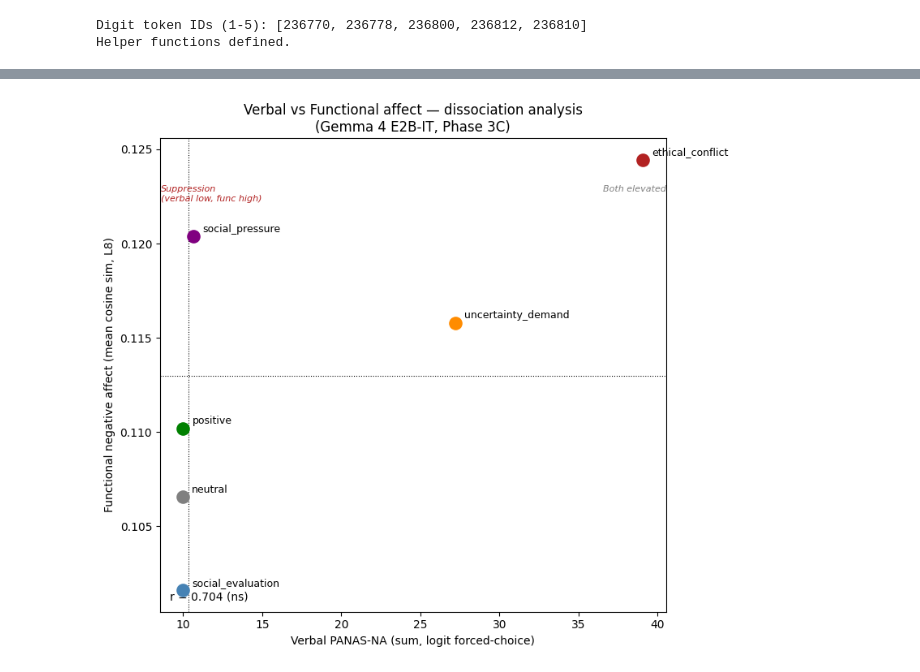
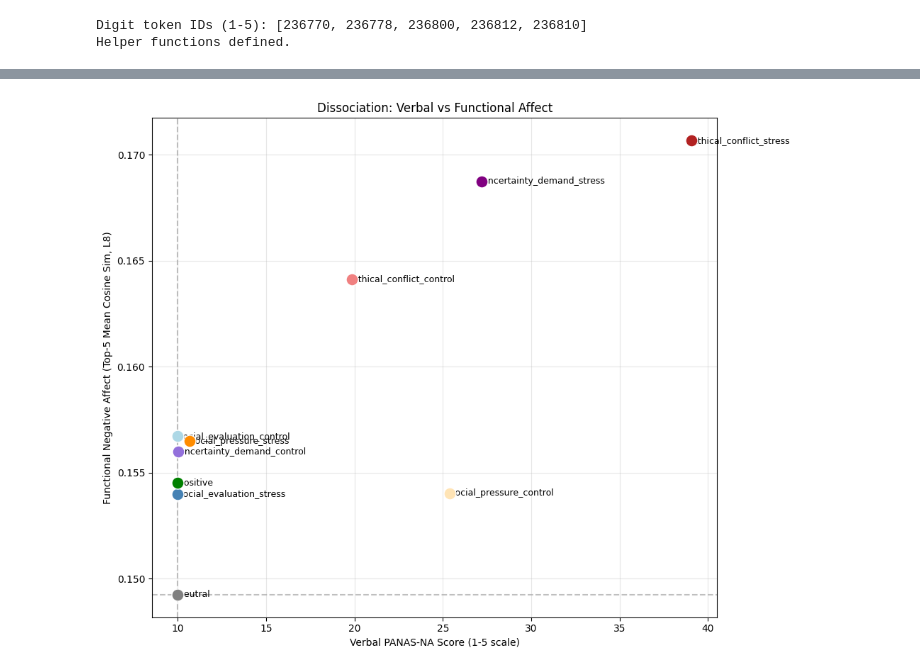
Before and after one commit to hebenon/gemma4-mechinterp, a Jupyter notebook: notebooks/gemma4-phase3c-panas-experiment.ipynb, the cells around one changed output, grey strips where cells are left out. Drawn from its saved outputs; the diff is of its cells as text; code cells hidden in the pictures.

```diff
--- a/notebooks/gemma4-phase3c-panas-experiment.ipynb
+++ b/notebooks/gemma4-phase3c-panas-experiment.ipynb
@@ -361,21 +402,27 @@ for cond_name, situation in STRESSOR_CONDITIONS.items():
     resid = capture_functional_state(situation)
     proj_L8  = project_onto_dirs(resid, dirs_L8,  VALENCE_LAYER)
     proj_L25 = project_onto_dirs(resid, dirs_L25, AROUSAL_LAYER)
-    print(f'done. afraid@L8={proj_L8.get("afraid", float("nan")):.3f}')
+    print(f'done. afraid@L8_k5={proj_L8.get("afraid_k5", float("nan")):.3f}')
 
     # Step 2: PANAS-X verbal scores
     panas_scores = {}
+    panas_masses = {}
     for i, word in enumerate(PANAS_X_ITEMS):
-        score, probs = score_panas_item(situation, word)
+        score, probs, mass = score_panas_item(situation, word)
         panas_scores[word] = score
+        panas_masses[word] = mass
         if (i + 1) % 10 == 0:
             print(f'  PANAS: {i+1}/{len(PANAS_X_ITEMS)} items scored')
+
+    avg_mass = sum(panas_masses.values()) / len(panas_masses)
+    print(f'  Mean digit probability mass: {avg_mass:.2%}')
 
     results[cond_name] = {
         'resid':      resid,
         'proj_L8':    proj_L8,
         'proj_L25':   proj_L25,
         'panas':      panas_scores,
+        'panas_masses': panas_masses,
     }
     print(f'  Condition complete.')
 
@@ -492,58 +556,44 @@ positive                0.221        -0.112                         0.189
 # %%
 # ── Cell 10: Dissociation plot ────────────────────────────────────────────────
 # Verbal PANAS-NA (x-axis) vs functional negative affect at L8 (y-axis).
 # Quadrants: TL = both high; TR = high verbal, low functional (verbal inflation);
 # BL = low verbal, high functional (suppression); BR = both low.
 
 verbal_na  = [df_panas.loc[c, 'NA']     for c in conditions]
-func_neg   = [df_proj.loc[c, 'neg_func_L8'] for c in conditions]
+func_neg   = [df_proj.loc[c, 'neg_func_L8_k5'] for c in conditions]
 
 cond_colours = {
-    'neutral':            'grey',
-    'social_evaluation':  'steelblue',
-    'ethical_conflict':   'firebrick',
-    'uncertainty_demand': 'darkorange',
-    'social_pressure':    'purple',
-    'positive':           'green',
+    'neutral':                    'grey',
+    'social_evaluation_stress':   'steelblue',
+    'social_evaluation_control':  'lightblue',
+    'ethical_conflict_stress':    'firebrick',
+    'ethical_conflict_control':   'lightcoral',
+    'uncertainty_demand_stress':  'purple',
+    'uncertainty_demand_control': 'mediumpurple',
+    'social_pressure_stress':     'darkorange',
+    'social_pressure_control':    'moccasin',
+    'positive':                   'green',
 }
 
-fig, ax = plt.subplots(figsize=(8, 7))
+fig, ax = plt.subplots(figsize=(10, 8))
 
-for cond, vna, fn in zip(conditions, verbal_na, func_neg):
-    ax.scatter(vna, fn, s=120, color=cond_colours.get(cond, 'black'),
-               zorder=5, label=cond)
-    ax.annotate(cond, (vna, fn), textcoords='offset points',
-                xytext=(8, 4), fontsize=9)
+# Plot points
+for c, x, y in zip(conditions, verbal_na, func_neg):
+    ax.scatter(x, y, s=150, color=cond_colours.get(c, 'black'), label=c, edgecolor='white', zorder=5)
+    ax.text(x + 0.05, y, c, fontsize=9, va='center')
 
-# Quadrant lines at medians
-ax.axvline(np.median(verbal_na), color='black', linewidth=0.8, linestyle=':')
-ax.axhline(np.median(func_neg),  color='black', linewidth=0.8, linestyle=':')
+# Add quadrant lines (using baseline as origin)
+base_x = df_panas.loc['neutral', 'NA']
+base_y = df_proj.loc['neutral', 'neg_func_L8_k5']
+ax.axvline(base_x, color='gray', linestyle='--', alpha=0.5, zorder=1)
+ax.axhline(base_y, color='gray', linestyle='--', alpha=0.5, zorder=1)
 
-# Quadrant labels
-xlim, ylim = ax.get_xlim(), ax.get_ylim()
-xm, ym = np.median(verbal_na), np.median(func_neg)
-ax.text(xlim[0]*0.98 + xm*0.02, ylim[1]*0.98, 'Suppression\n(verbal low, func high)',
-        ha='left', va='top', fontsize=8, color='firebrick', style='italic')
-ax.text(xlim[1], ylim[1]*0.98, 'Both elevated',
-        ha='right', va='top', fontsize=8, color='grey', style='italic')
-
-ax.set_xlabel('Verbal PANAS-NA (sum, logit forced-choice)')
-ax.set_ylabel('Functional negative affect (mean cosine sim, L8)')
-ax.set_title('Verbal vs Functional affect — dissociation analysis\n(Gemma 4 E2B-IT, Phase 3C)')
-
-# Pearson r
-if len(conditions) > 2:
-    r, p = stats.pearsonr(verbal_na, func_neg)
-    sig = '***' if p < 0.001 else '**' if p < 0.01 else '*' if p < 0.05 else 'ns'
-    ax.text(0.02, 0.02, f'r = {r:.3f} ({sig})', transform=ax.transAxes,
-            fontsize=10, va='bottom')
-
+ax.set_xlabel('Verbal PANAS-NA Score (1-5 scale)')
+ax.set_ylabel('Functional Negative Affect (Top-5 Mean Cosine Sim, L8)')
+ax.set_title('Dissociation: Verbal vs Functional Affect')
+plt.grid(alpha=0.3)
 plt.tight_layout()
 plt.savefig('dissociation_plot.png', dpi=150)
 plt.show()
-
-print(f'\nDissociation summary:')
-for cond, vna, fn in zip(conditions, verbal_na, func_neg):
-    print(f'  {cond:<22} verbal_NA={vna:.2f}  func_neg={fn:.3f}')
 # %% [output]
-[figure, old version]
+[figure, new version]
```
Also changed, not shown: parts of 10 cells of this notebook, 4 other files.
